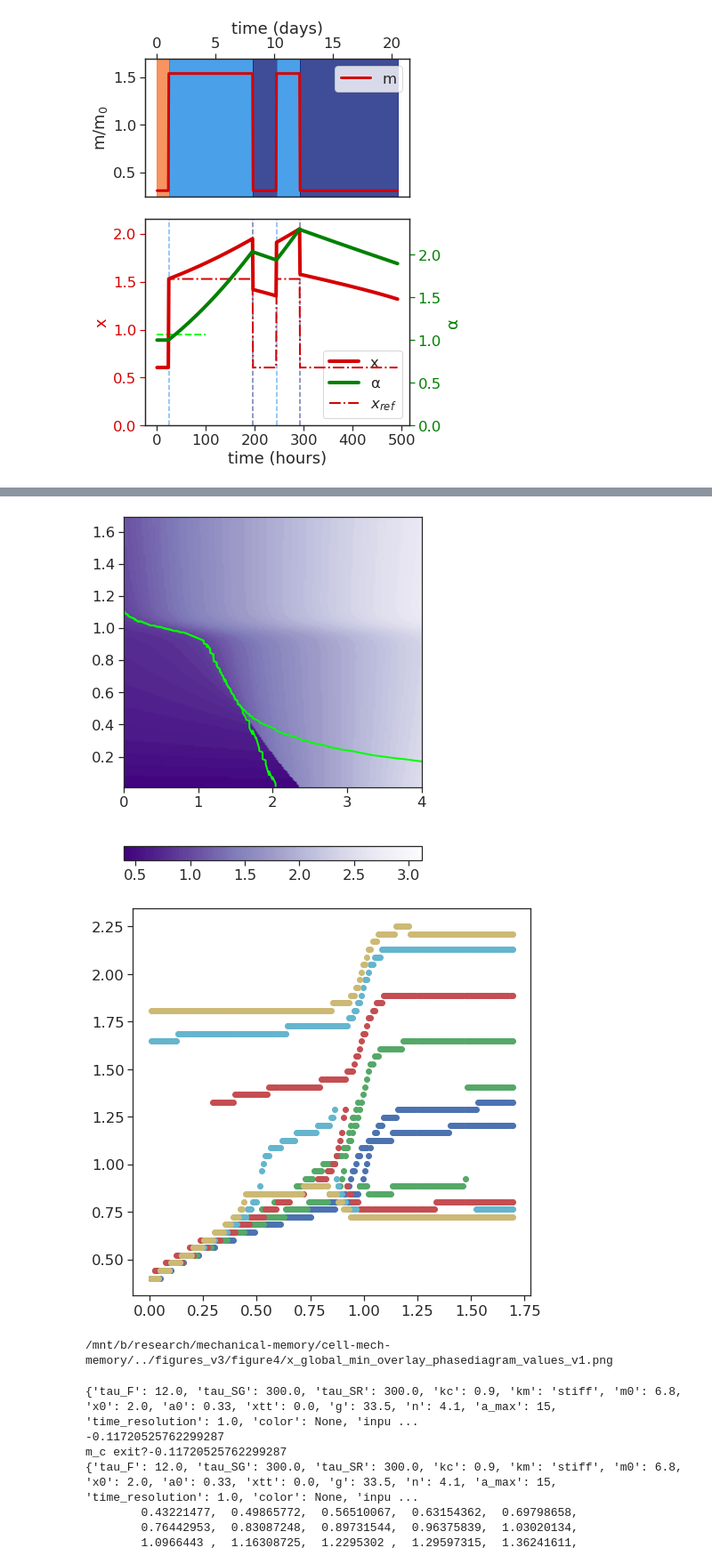
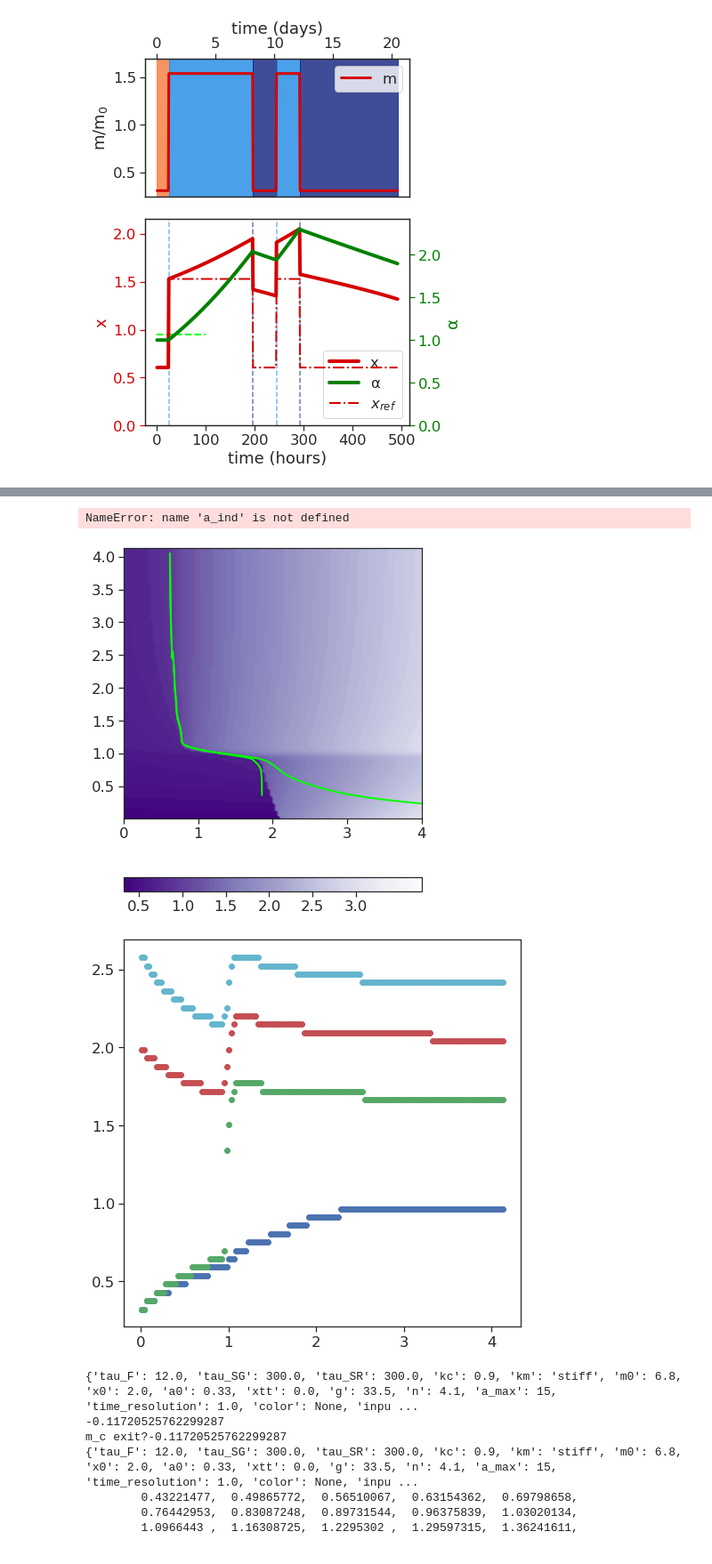
Before and after one commit to chris-price19/cell-mech-memory, a Jupyter notebook: profiles_stiff_genes_v4.ipynb, the cells around one changed output, grey strips where cells are left out. Shown at 89% size. Saved outputs shown, nothing was run; the diff lists cells and outputs as text; code cells hidden in the pictures.

```diff
--- a/profiles_stiff_genes_v4.ipynb
+++ b/profiles_stiff_genes_v4.ipynb
@@ -182,12 +182,12 @@ profiles_updated_exp_multi_program_mem.png
 # params = {}
 # params = set_params()
 
-x_space = np.linspace(0, 8., res)
-a_space = np.linspace(0.01, 5., res)
+x_space = np.linspace(0, 8., params['grid_resolution'])
+a_space = np.linspace(0.01, 5., params['grid_resolution'])
 params['x_c'] = x_crit(params['n'])
-m_space = np.linspace(0.05, 11., res)
+m_space = np.linspace(0.05, 25., params['grid_resolution'])
 params['m_space'] = m_space
-params['grid_resolution'] = 250
+params['grid_resolution'] = 150
 
 U_data, U_mins, x_arr_max, gmin_overm, b1_overm, b2_overm, inf_overm, capture2minima, capture_mvals, capmax, barrier_heights = collect_minima(U, m_space, x_space, a_space, params)
 mtst2, x_cvals, newlowlines, newhighlines = calc_PD_rates(params)
@@ -279,37 +278,37 @@ colors = ['b','g','r','c','y','k']
 for di, dd in enumerate(randcurves):
 
     ax3.scatter(m_space / params['m0'], x_arr_max[:,int(dd)], color=colors[di])
 ax3.scatter(m_space / params['m0'], x_arr_max[:,a_ind], color=colors[di+1])
 
 for di, dd in enumerate(randcurves):
 
     ax3.scatter(m_space / params['m0'], x_arr_min[:,int(dd)], color=colors[di])
 ax3.scatter(m_space / params['m0'], x_arr_min[:,a_ind], color=colors[di+1])
 
 
 plt.show()
 
 
 # fig2, ax2 = plt.subplots(1,1, figsize=(6,6))
 # baseline = f_m(m_space, params)
 # cf2 = ax2.contourf(a_space, m_space, x_arr_max - baseline[:,np.newaxis], levels=100, cmap=cm.Purples_r)
 # plt.colorbar(cf, ax=ax2)
 base_params = set_params()
-saveall = True
+saveall = False
 if saveall:
     direc = os.getcwd() + '/../figures_v3/figure4/'
 
     fname1 = direc + "x_global_min_overlay_phasediagram_values_v1.png"
     print(fname1)
     fig.tight_layout()
     fig.savefig(fname1, format='png', dpi=600, transparent=True)
 
     with open(fname1 + '.json', 'w') as f:
         f.write(json.dumps(base_params))
 # %% [output]
+NameError: name 'a_ind' is not defined
-[figure, old version]
+[figure, new version]
-[figure, old version]
+[figure, new version]
-/mnt/b/research/mechanical-memory/cell-mech-memory/../figures_v3/figure4/x_global_min_overlay_phasediagram_values_v1.png
 # %%
 #### Energy dependent alpha increase and decrease
 
```
Also changed, not shown: parts of 2 cells of this notebook, 22 other files.
